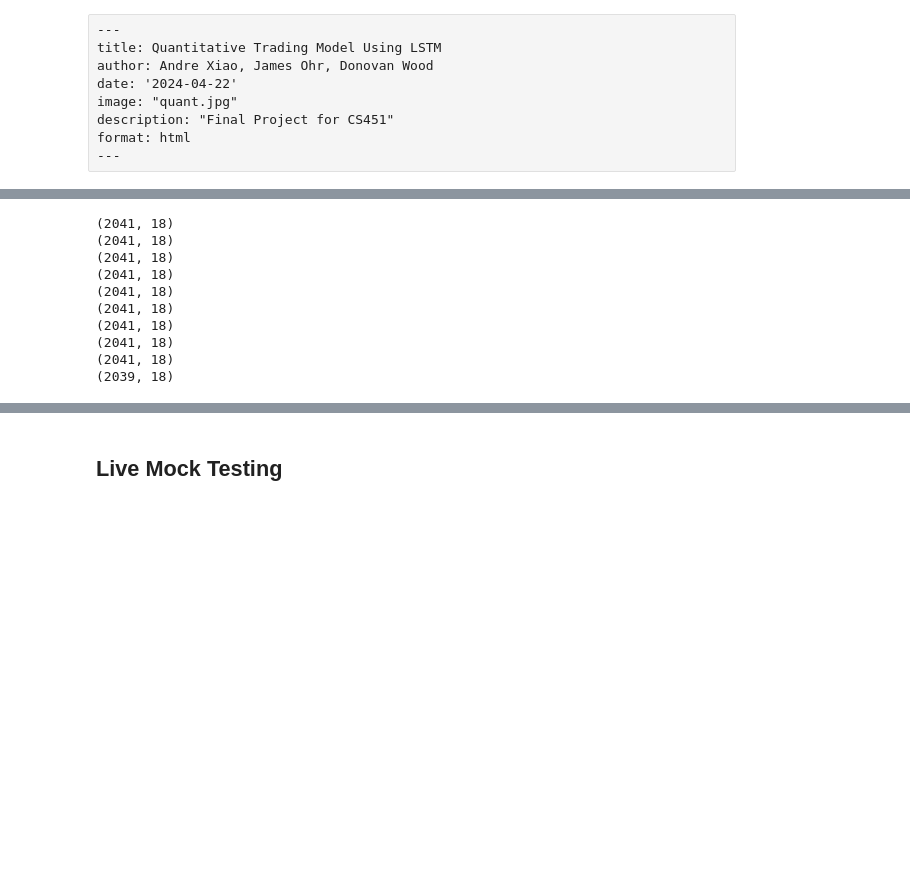
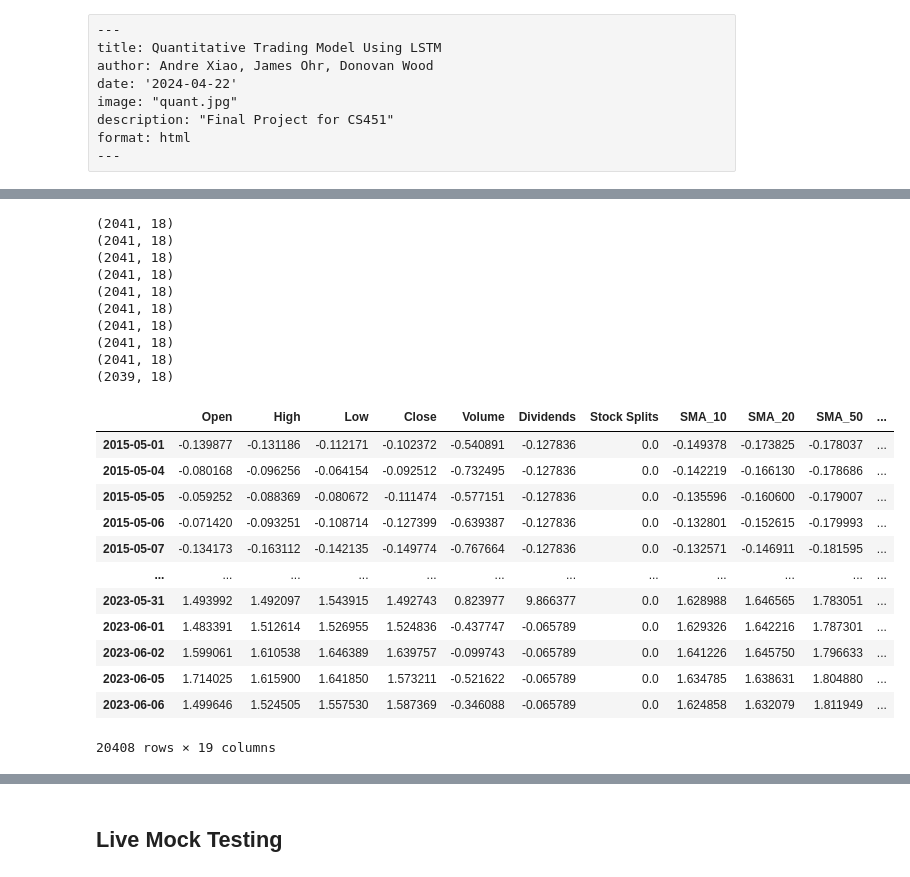
Before and after one commit to jjr2024/cs-451-quant-project, a Jupyter notebook: quant_research.ipynb, the cells around one changed output, grey strips where cells are left out. Cells and saved outputs as stored; diff of their text form; code cells hidden in the pictures; blank space fills up the shorter version.

```diff
--- a/quant_research.ipynb
+++ b/quant_research.ipynb
@@ -160,19 +122,32 @@ from lstm_data import prepare_data
 # %%
 tickers = ['XOM', 'CVX', 'COP', 'EPD', 'EOG', 'DUK', 'MPC', 'SLB', 'PSX', 'PXD']
 start = '2014-05-06'
 end = '2024-05-07'
-period = '10y'
+
+# preps data, see lstm_data.py, prints size of each ticker's dataset
+X_train, y_train, X_test, y_test, X_scalers, y_scalers, batch_size = prepare_data(tickers, start_date=start, end_date=end, test_size=0.1)
+X_train
+# %% [output]
+(2041, 18)
+(2041, 18)
+(2041, 18)
+(2041, 18)
+(2041, 18)
+(2041, 18)
+(2041, 18)
+(2041, 18)
+(2041, 18)
+(2039, 18)
+|  | Open | High | Low | Close | Volume | Dividends | Stock Splits | SMA_10 | SMA_20 | SMA_50 | ... |
+| 2015-05-01 | -0.139877 | -0.131186 | -0.112171 | -0.102372 | -0.540891 | -0.127836 | 0.0 | -0.149378 | -0.173825 | -0.178037 | ... |
+| 2015-05-04 | -0.080168 | -0.096256 | -0.064154 | -0.092512 | -0.732495 | -0.127836 | 0.0 | -0.142219 | -0.166130 | -0.178686 | ... |
+| 2015-05-05 | -0.059252 | -0.088369 | -0.080672 | -0.111474 | -0.577151 | -0.127836 | 0.0 | -0.135596 | -0.160600 | -0.179007 | ... |
+| 2015-05-06 | -0.071420 | -0.093251 | -0.108714 | -0.127399 | -0.639387 | -0.127836 | 0.0 | -0.132801 | -0.152615 | -0.179993 | ... |
+| 2015-05-07 | -0.134173 | -0.163112 | -0.142135 | -0.149774 | -0.767664 | -0.127836 | 0.0 | -0.132571 | -0.146911 | -0.181595 | ... |
+| ... | ... | ... | ... | ... | ... | ... | ... | ... | ... | ... | ... |
+| 2023-05-31 | 1.493992 | 1.492097 | 1.543915 | 1.492743 | 0.823977 | 9.866377 | 0.0 | 1.628988 | 1.646565 | 1.783051 | ... |
+| 2023-06-01 | 1.483391 | 1.512614 | 1.526955 | 1.524836 | -0.437747 | -0.065789 | 0.0 | 1.629326 | 1.642216 | 1.787301 | ... |
+| 2023-06-02 | 1.599061 | 1.610538 | 1.646389 | 1.639757 | -0.099743 | -0.065789 | 0.0 | 1.641226 | 1.645750 | 1.796633 | ... |
+| 2023-06-05 | 1.714025 | 1.615900 | 1.641850 | 1.573211 | -0.521622 | -0.065789 | 0.0 | 1.634785 | 1.638631 | 1.804880 | ... |
+| 2023-06-06 | 1.499646 | 1.524505 | 1.557530 | 1.587369 | -0.346088 | -0.065789 | 0.0 | 1.624858 | 1.632079 | 1.811949 | ... |
+20408 rows × 19 columns
-# %%
-# preps data, see lstm_data.py, prints size of each ticker's dataset
-X_train, y_train, X_test, y_test, X_scalers, y_scalers, batch_size = prepare_data(tickers, start_date=start, end_date=end, test_size=0.1)
-# %% [output]
-(2041, 18)
-(2041, 18)
-(2041, 18)
-(2041, 18)
-(2041, 18)
-(2041, 18)
-(2041, 18)
-(2041, 18)
-(2041, 18)
-(2039, 18)
```
Also changed, not shown: parts of 24 cells of this notebook, 1 other file.
